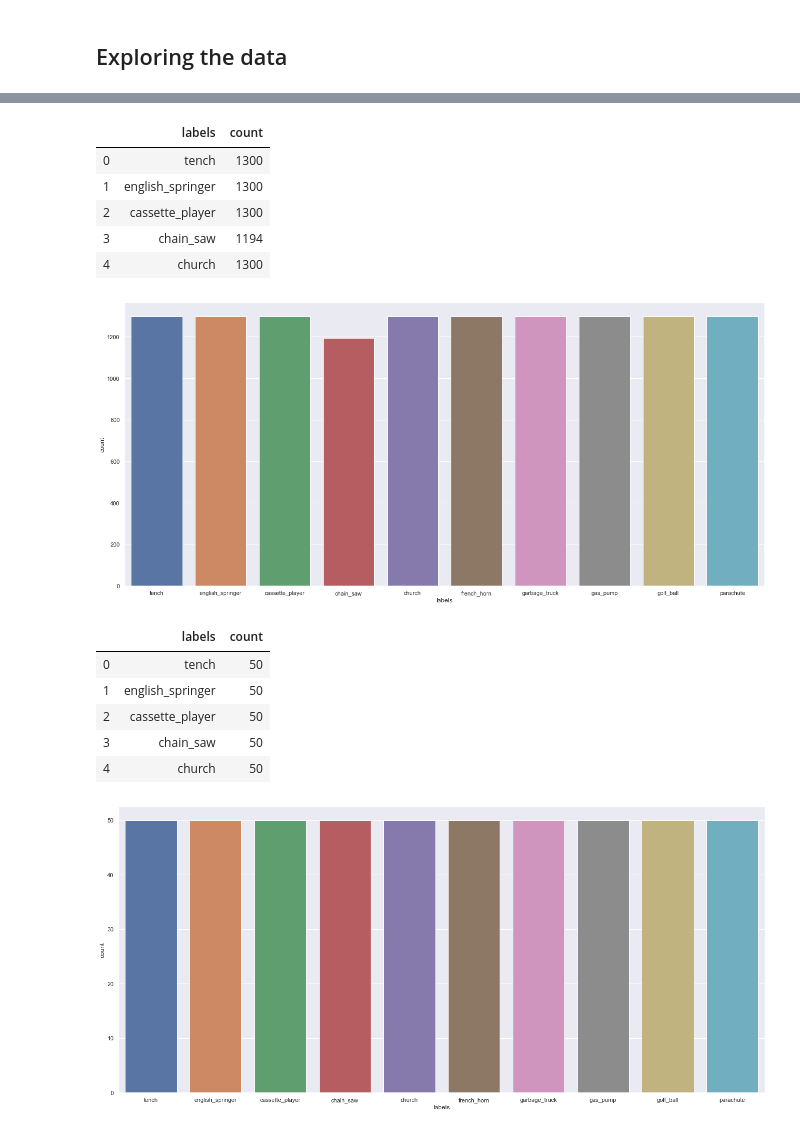
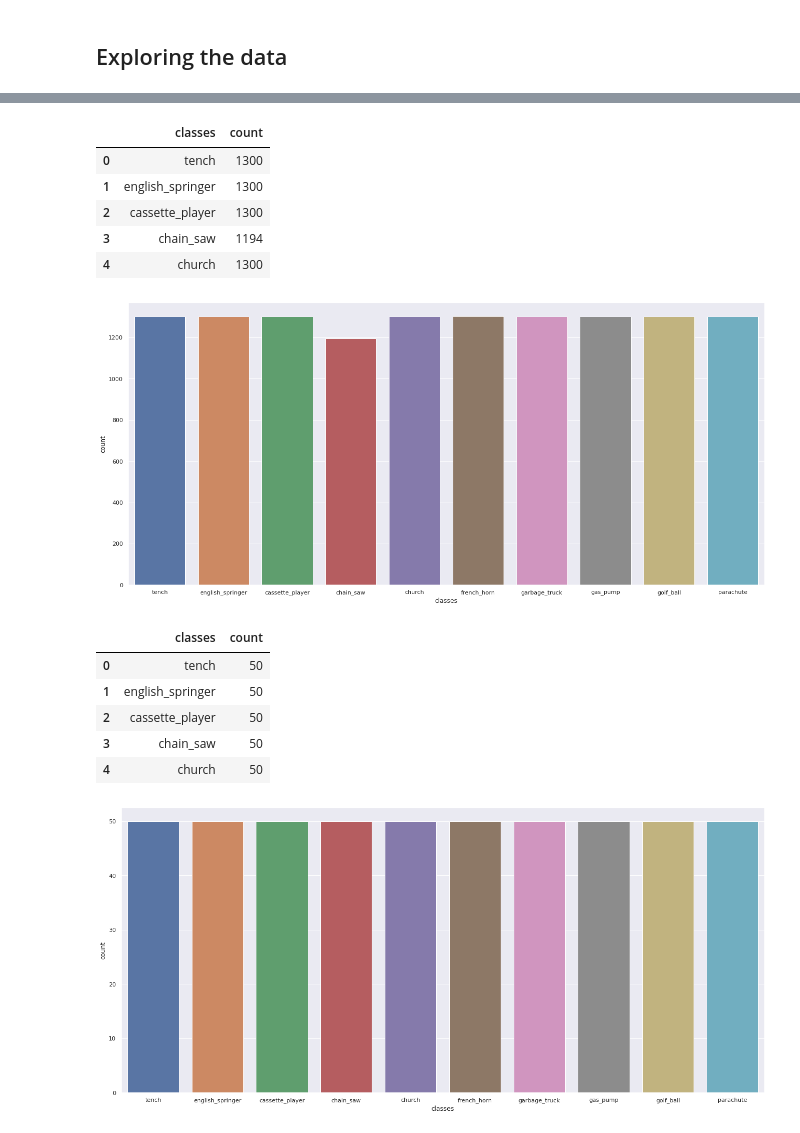
Before and after one commit to ChristianChiarulli/cnn-tutorial, a Jupyter notebook: 01-Data_Exploration.ipynb, the cells around one changed output, grey strips where cells are left out. Saved outputs shown, nothing was run; the diff lists cells and outputs as text; code cells hidden in the pictures.

```diff
--- a/01-Data_Exploration.ipynb
+++ b/01-Data_Exploration.ipynb
@@ -80,10 +72,10 @@ for i, d in enumerate(sorted(val_path.iterdir())):
 # list of images
 images = []
 
-# loop throuh labels and get the first image for that class
-for label in labels:
+# loop throuh class names and get the first image for that class
+for class_name in class_names:
 
-    new_path=Path('data/train/'+label)
+    new_path=Path('imagenette-160/train/'+class_name)
     img = plt.imread(list(new_path.iterdir())[0])
     images.append(img)
 # %%
@@ -105,36 +100,36 @@ for i in range(2):
 # this function will count the amount of files in each subclass
 def count_data(path):
     counts = []
-    for i, label in enumerate(labels):
-        count = len(list(Path(path+label).glob('**/*')))
+    for class_name in class_names:
+        count = len(list(Path(path+class_name).glob('**/*')))
         counts.append(count)
     return counts
 # %%
 # gets the counts of the objects
-train_counts = count_data('data/train/')
-val_counts = count_data('data/val/')
+train_counts = count_data('imagenette-160/train/')
+val_counts = count_data('imagenette-160/val/')
 # %%
-# creates a dataset four our counts that seaborn can use for a bar chart
-train_dataset = pd.DataFrame({'labels':labels,'count':train_counts})
+# creates a dataframe for our counts that seaborn can use for a bar chart
+train_dataset = pd.DataFrame({'classes':class_names,'count':train_counts})
 train_dataset.head(5)
 # %% [output]
-|  | labels | count |
+|  | classes | count |
 | 0 | tench | 1300 |
 | 1 | english_springer | 1300 |
 | 2 | cassette_player | 1300 |
 | 3 | chain_saw | 1194 |
 | 4 | church | 1300 |
 # %%
-# this bar is created using the pandas dataframe
+# this bar chart is created using the pandas dataframe
 sns.set(rc={'figure.figsize':(22,10)})
-sns.barplot(x="labels", y="count", data=train_dataset);
+sns.barplot(x="classes", y="count", data=train_dataset);
 # %% [output]
-[figure, old version]
+[figure, new version]
 # %%
-val_dataset = pd.DataFrame({'labels':labels,'count':val_counts})
+val_dataset = pd.DataFrame({'classes':class_names,'count':val_counts})
 val_dataset.head(5)
 # %% [output]
-|  | labels | count |
+|  | classes | count |
 | 0 | tench | 50 |
 | 1 | english_springer | 50 |
 | 2 | cassette_player | 50 |
```
Also changed, not shown: parts of 10 cells of this notebook, 7 other files.
